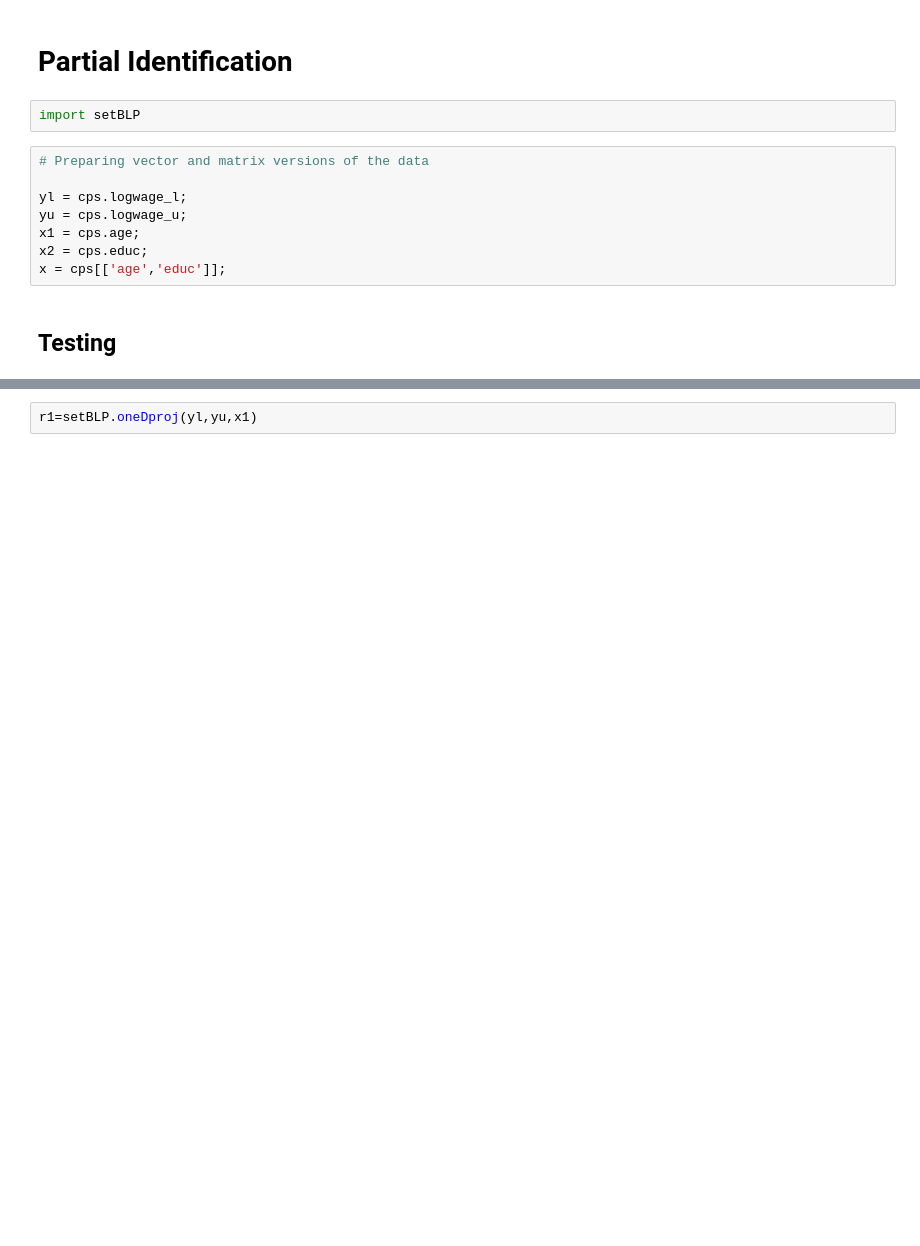
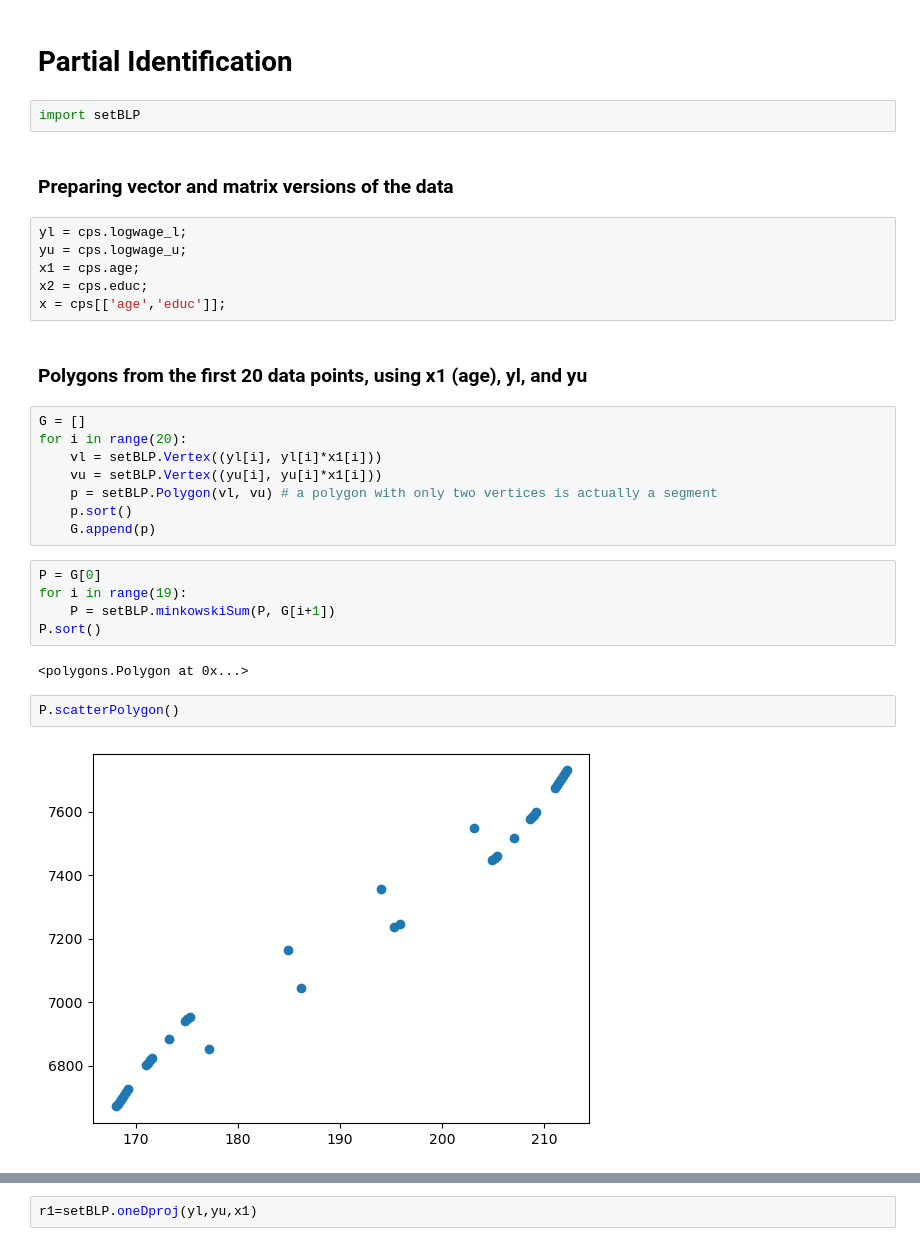
Before and after one commit to ArieBeresteanu/Bounds.jl, a Jupyter notebook: notebooks/setBLP_1Dproj_py_test.ipynb, the cells around one changed output, grey strips where cells are left out. Saved outputs shown, nothing was run; the diff lists cells and outputs as text; blank space fills up the shorter version.

Commit message:
Minkowski sum of the first 20 segments
I have many points close to each other, but I don't think they are the same point. See the scatter plot.

```diff
--- a/notebooks/setBLP_1Dproj_py_test.ipynb
+++ b/notebooks/setBLP_1Dproj_py_test.ipynb
@@ -113,13 +117,32 @@ cps
 # Partial Identification
 # %%
 import setBLP
+# %% [markdown]
+### Preparing vector and matrix versions of the data
 # %%
-# Preparing vector and matrix versions of the data
-
 yl = cps.logwage_l;
 yu = cps.logwage_u;
 x1 = cps.age;
 x2 = cps.educ;
 x = cps[['age','educ']];
-# %% [markdown]
-## Testing
+# %% [markdown]
+### Polygons from the first 20 data points, using x1 (age), yl, and yu
+# %%
+G = []
+for i in range(20):
+    vl = setBLP.Vertex((yl[i], yl[i]*x1[i]))
+    vu = setBLP.Vertex((yu[i], yu[i]*x1[i]))
+    p = setBLP.Polygon(vl, vu) # a polygon with only two vertices is actually a segment
+    p.sort()
+    G.append(p)
+# %%
+P = G[0]
+for i in range(19):
+    P = setBLP.minkowskiSum(P, G[i+1])
+P.sort()
+# %% [output]
+<polygons.Polygon at 0x...>
+# %%
+P.scatterPolygon()
+# %% [output]
+[figure, added]
```
Also changed, not shown: parts of 14 cells of this notebook.
